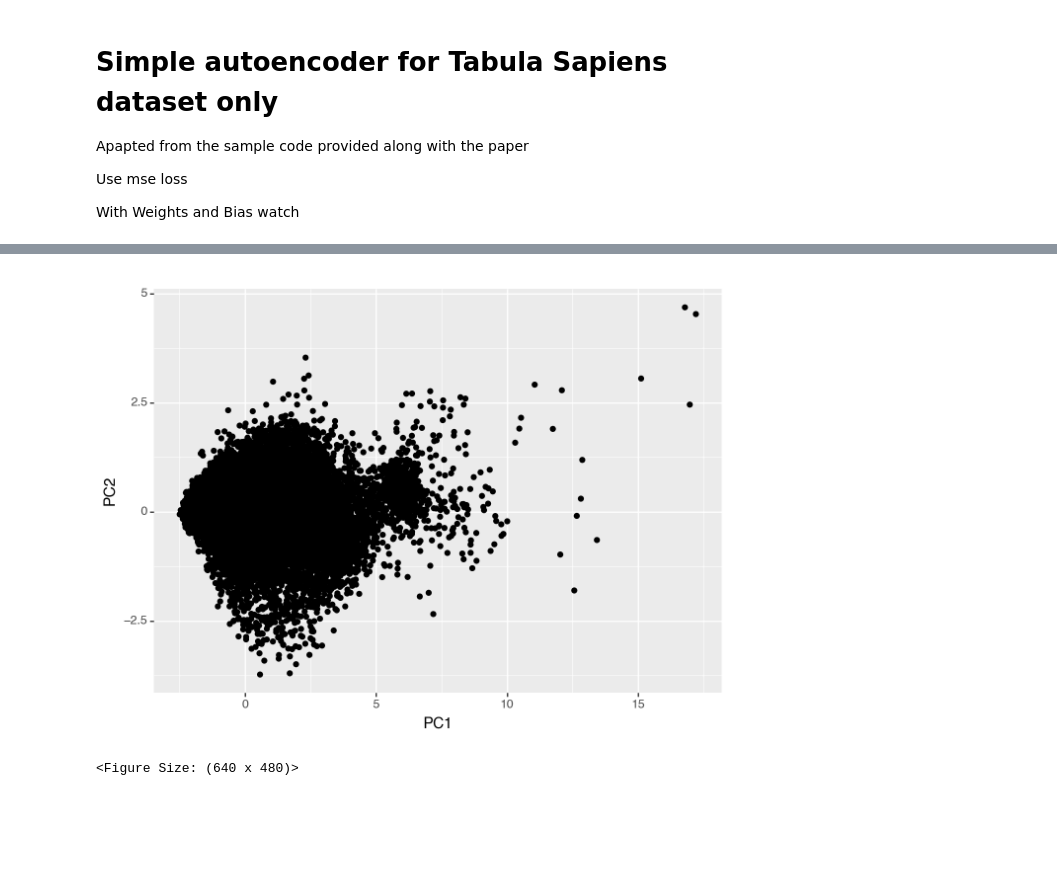
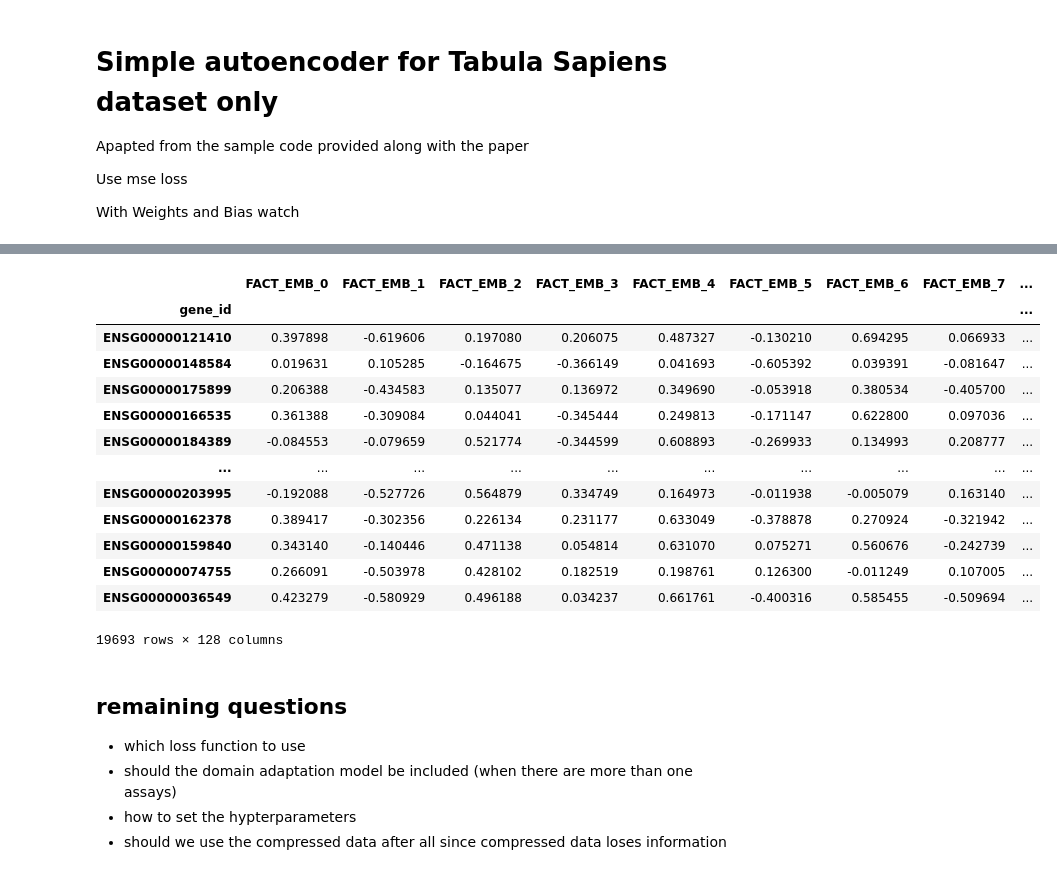
Before and after one commit to niklasbuehler/functional-gene-embeddings, a Jupyter notebook: notebooks/Tabula Sapiens/TS_autoencoder.ipynb, the cells around one changed output, grey strips where cells are left out. Saved outputs shown, nothing was run; the diff lists cells and outputs as text; code cells hidden in the pictures; blank space fills up the shorter version.

```diff
--- a/notebooks/Tabula Sapiens/TS_autoencoder.ipynb
+++ b/notebooks/Tabula Sapiens/TS_autoencoder.ipynb
@@ -51,48 +55,52 @@ n_samples = dataset.dataset["sample_idx"].unique().shape[0]
 # %%
-class GeneEmbedding(nn.Module):
-    def __init__(self, n_genes, gene_emb_dim, gene_list, gene_emb_init = None):
+class GeneEmbedding(torch.nn.Module):
+    def __init__(self, n_genes, emb_dim, gene_list, emb_init=None):
         super(GeneEmbedding, self).__init__()
 
         self.n_genes = n_genes
-        self.gene_emb_dim = gene_emb_dim
+        self.emb_dim = emb_dim
         self.genes = gene_list
 
         """
         model the gene embedding as gaussian distributions computed from the mean embeddings and sd embeddings
         """
-        if gene_emb_init is not None:
-            self.emb_mu = nn.Embedding.from_pretrained(gene_emb_init, freeze = False)
+        if emb_init is not None:
+            self.emb_mu = nn.Embedding.from_pretrained(emb_init, freeze=False)
         else:
             # init as [0, 1], as the dirichlet prior is in [0, 1]
             self.emb_mu = nn.Embedding.from_pretrained(
-                torch.rand((n_genes, gene_emb_dim)), freeze = False
+                torch.rand((n_genes, emb_dim)), freeze=False
             )
 
         self.emb_log_sigma = nn.Embedding.from_pretrained(
-            torch.full((n_genes, gene_emb_dim), np.log(0.5)), freeze = False
+            torch.full((n_genes, emb_dim), np.log(0.5)), freeze=False
         )
-
 
     def get_emb_table(self):
         emb_df = pd.DataFrame(self.emb_mu.weight.detach().cpu(),
-                              index = self.genes,
-                              columns = [f'FACT_EMB_{i}' for i in range(self.gene_emb_dim)]
+                              index=self.genes,
+                              columns=[f'FACT_EMB_{i}' for i in range(self.emb_dim)]
                               )
         emb_df.index.name = 'gene_id'
         return emb_df
 
-
     def get_log_sigma_table(self):
         emb_df = pd.DataFrame(self.emb_log_sigma.weight.detach().cpu(),
-                              index = self.genes,
-                              columns = [f'FACT_EMB_{i}' for i in range(self.gene_emb_dim)]
+                              index=self.genes,
+                              columns=[f'FACT_EMB_{i}' for i in range(self.emb_dim)]
                               )
         emb_df.index.name = 'gene_id'
         return emb_df
 
-
     def get_shape(self):
-        return (self.n_genes, self.gene_emb_dim)
+        return (self.n_genes, self.emb_dim)
+# %%
+#initialize the gene embedding
+gene_emb = GeneEmbedding(n_genes,
+                         emb_dim,
+                         gene_list,
+                         emb_init=torch.rand(n_genes, emb_dim) - 0.5,
+                         )
 # %%
 class VAE(nn.Module):
     def __init__(self, gene_emb, n_samples, sample_emb_dim, NUM_LAYERS, sample_emb_init = None):
@@ -270,11 +432,18 @@ umap.plot.points(emb_umap)
-# %%
-#the principle components
-from sklearn.decomposition import PCA
-pca = PCA(2)
-pcs = pca.fit_transform(model.gene_emb.get_emb_table())
-df_pcs = pd.DataFrame(data=pcs, columns=['PC1', 'PC2'])
-plot = ggplot(df_pcs) + geom_point(aes("PC1", "PC2"))
-plot
-# %% [output]
-[figure, removed]
-<Figure Size: (640 x 480)>
+# %%
+emb_table = gene_emb.get_emb_table()
+emb_table
+# %% [output]
+|  | FACT_EMB_0 | FACT_EMB_1 | FACT_EMB_2 | FACT_EMB_3 | FACT_EMB_4 | FACT_EMB_5 | FACT_EMB_6 | FACT_EMB_7 | ... |
+| gene_id |  |  |  |  |  |  |  |  | ... |
+| ENSG00000121410 | 0.397898 | -0.619606 | 0.197080 | 0.206075 | 0.487327 | -0.130210 | 0.694295 | 0.066933 | ... |
+| ENSG00000148584 | 0.019631 | 0.105285 | -0.164675 | -0.366149 | 0.041693 | -0.605392 | 0.039391 | -0.081647 | ... |
+| ENSG00000175899 | 0.206388 | -0.434583 | 0.135077 | 0.136972 | 0.349690 | -0.053918 | 0.380534 | -0.405700 | ... |
+| ENSG00000166535 | 0.361388 | -0.309084 | 0.044041 | -0.345444 | 0.249813 | -0.171147 | 0.622800 | 0.097036 | ... |
+| ENSG00000184389 | -0.084553 | -0.079659 | 0.521774 | -0.344599 | 0.608893 | -0.269933 | 0.134993 | 0.208777 | ... |
+| ... | ... | ... | ... | ... | ... | ... | ... | ... | ... |
+| ENSG00000203995 | -0.192088 | -0.527726 | 0.564879 | 0.334749 | 0.164973 | -0.011938 | -0.005079 | 0.163140 | ... |
+| ENSG00000162378 | 0.389417 | -0.302356 | 0.226134 | 0.231177 | 0.633049 | -0.378878 | 0.270924 | -0.321942 | ... |
+| ENSG00000159840 | 0.343140 | -0.140446 | 0.471138 | 0.054814 | 0.631070 | 0.075271 | 0.560676 | -0.242739 | ... |
+| ENSG00000074755 | 0.266091 | -0.503978 | 0.428102 | 0.182519 | 0.198761 | 0.126300 | -0.011249 | 0.107005 | ... |
+| ENSG00000036549 | 0.423279 | -0.580929 | 0.496188 | 0.034237 | 0.661761 | -0.400316 | 0.585455 | -0.509694 | ... |
+19693 rows × 128 columns
@@ -280,0 +452,6 @@ plot
+# %% [markdown]
+## remaining questions
+- which loss function to use
+- should the domain adaptation model be included (when there are more than one assays)
+- how to set the hypterparameters
+- should we use the compressed data after all since compressed data loses information
```
Also changed, not shown: parts of 25 cells of this notebook, 2 other files.
